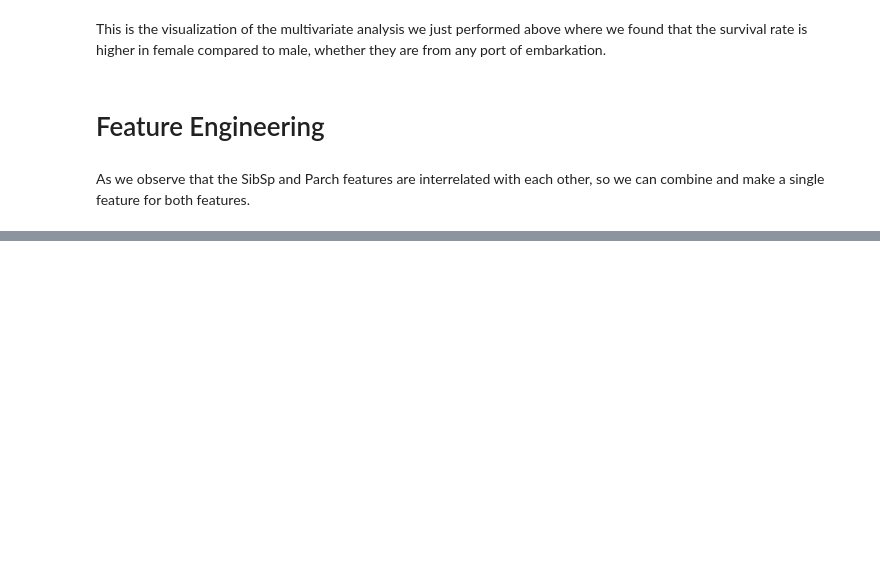
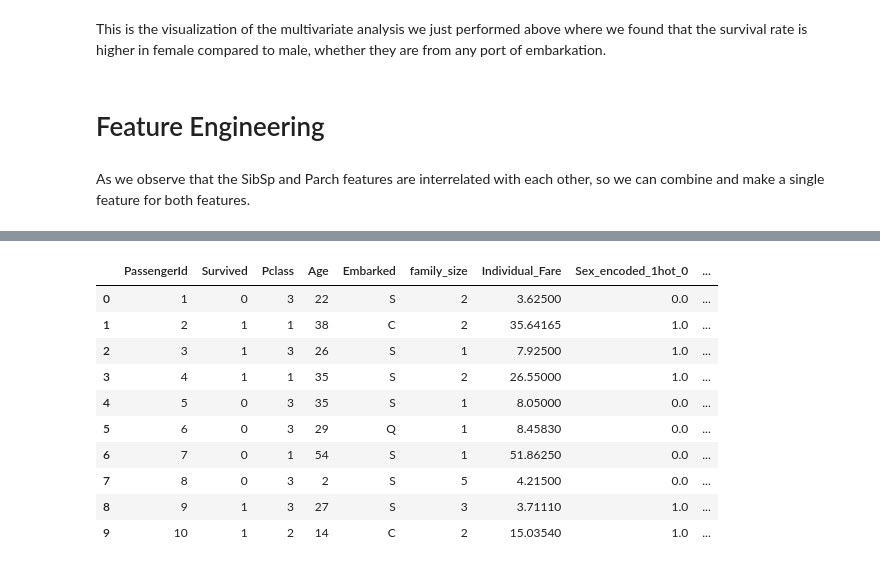
Before and after one commit to niteshpantha/titanic_data, a Jupyter notebook: titanic_analysis.ipynb, the cells around one changed output, grey strips where cells are left out. Saved outputs shown, nothing was run; the diff lists cells and outputs as text; code cells hidden in the pictures; blank space fills up the shorter version.

Commit message:
Completed data cleaning, now heading towards model selection and training

```diff
--- a/titanic_analysis.ipynb
+++ b/titanic_analysis.ipynb
@@ -787,0 +794,17 @@ memory usage: 38.9 KB
+# %%
+from sklearn.preprocessing import OneHotEncoder
+
+# Create a OneHotEncoder instance
+cat_encoder = OneHotEncoder()
+
+# Reshape the data to a 2D array
+sex_reshaped = df_train['Sex'].values.reshape(-1, 1)
+
+# Fit and transform the data using the OneHotEncoder
+sex_encoded_1hot = cat_encoder.fit_transform(sex_reshaped)
+
+# The result is a sparse matrix, let's convert it to a dense array
+sex_encoded_1hot_array = sex_encoded_1hot.toarray()
+
+# Add the encoded columns to the DataFrame
+df_train[['Sex_encoded_1hot_0', 'Sex_encoded_1hot_1']] = sex_encoded_1hot_array
@@ -787,0 +820,2 @@ memory usage: 38.9 KB
+# %%
+df_train.drop('Sex', inplace=True, axis='columns')
@@ -787,0 +860,38 @@ memory usage: 38.9 KB
+# %%
+# Create an instance of OneHotEncoder
+cat_encoded = OneHotEncoder()
+
+# Reshape the 'family_size' column to a 2D array
+cat_encoded_reshaped = df_train['family_status'].values.reshape(-1, 1)
+
+# Fit and transform the reshaped data using OneHotEncoder
+cat_encoded_1hot = cat_encoded.fit_transform(cat_encoded_reshaped)
+
+# Convert the result to a dense NumPy array
+cat_encoded_1hot_toarray = cat_encoded_1hot.toarray()
+
+# Create a DataFrame with the one-hot encoded values
+encoded_df = pd.DataFrame(cat_encoded_1hot_toarray, columns=cat_encoded.get_feature_names_out(['family_status']))
+
+# Concatenate the encoded DataFrame with the original DataFrame
+df_train_encoded = pd.concat([df_train, encoded_df], axis=1)
+
+# Drop the original 'family_size' column
+df_train_encoded.drop(['family_status'], axis=1, inplace=True)
+
+# # Display the encoded DataFrame
+# print(df_train_encoded)
+# %%
+df_train_encoded[:10]
+# %% [output]
+|  | PassengerId | Survived | Pclass | Age | Embarked | family_size | Individual_Fare | Sex_encoded_1hot_0 | ... |
+| 0 | 1 | 0 | 3 | 22 | S | 2 | 3.62500 | 0.0 | ... |
+| 1 | 2 | 1 | 1 | 38 | C | 2 | 35.64165 | 1.0 | ... |
+| 2 | 3 | 1 | 3 | 26 | S | 1 | 7.92500 | 1.0 | ... |
+| 3 | 4 | 1 | 1 | 35 | S | 2 | 26.55000 | 1.0 | ... |
+| 4 | 5 | 0 | 3 | 35 | S | 1 | 8.05000 | 0.0 | ... |
+| 5 | 6 | 0 | 3 | 29 | Q | 1 | 8.45830 | 0.0 | ... |
+| 6 | 7 | 0 | 1 | 54 | S | 1 | 51.86250 | 0.0 | ... |
+| 7 | 8 | 0 | 3 | 2 | S | 5 | 4.21500 | 0.0 | ... |
+| 8 | 9 | 1 | 3 | 27 | S | 3 | 3.71110 | 1.0 | ... |
+| 9 | 10 | 1 | 2 | 14 | C | 2 | 15.03540 | 1.0 | ... |
```
Also changed, not shown: parts of 64 cells of this notebook.
